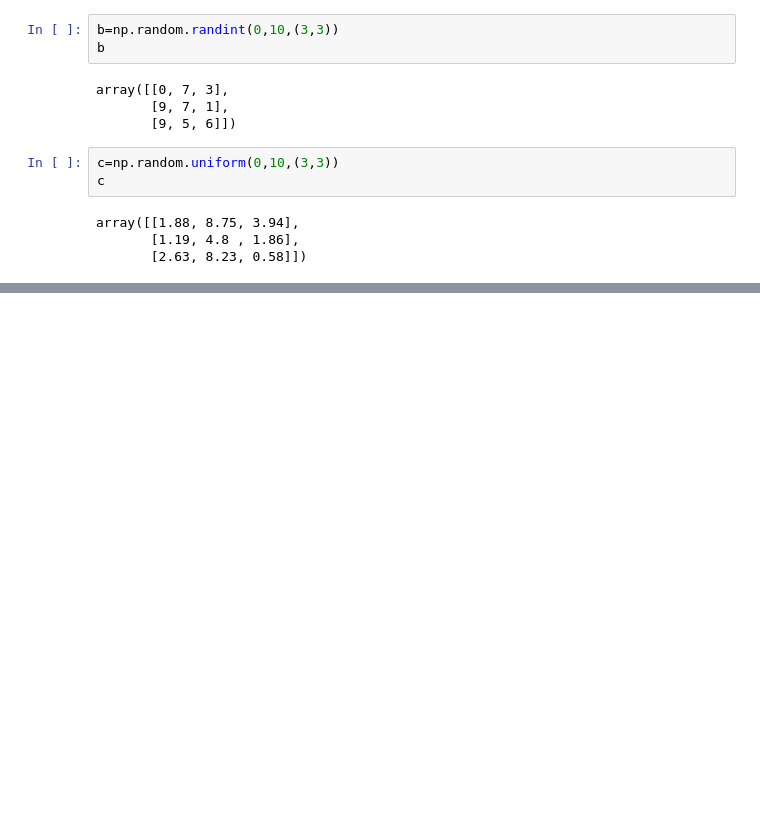
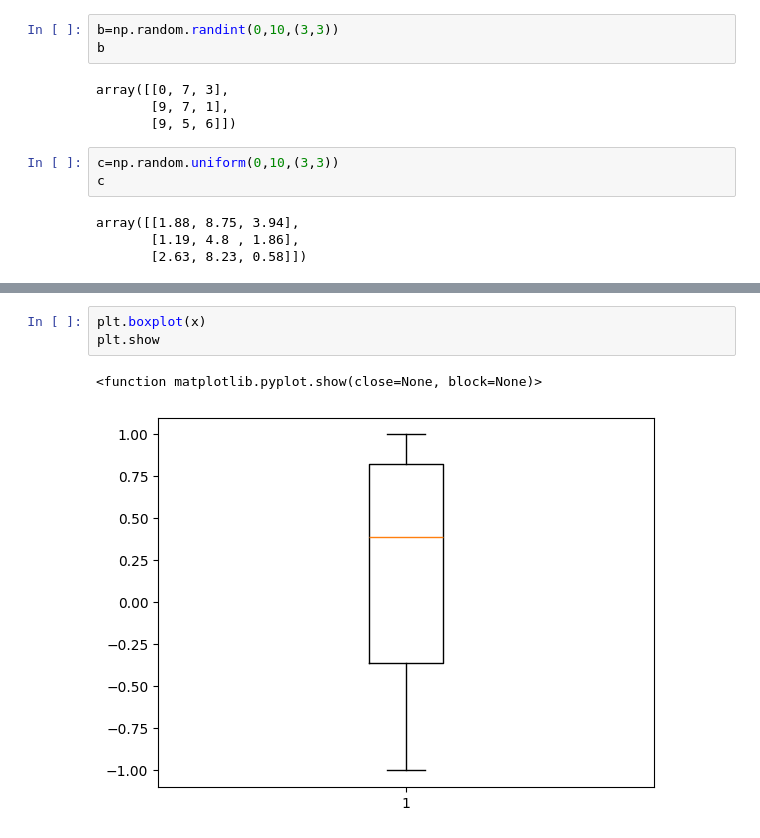
Before and after one commit to vaibhavkushwahaa/PWDS, a Jupyter notebook: Data Analysis/numpy.ipynb, the cells around one changed output, grey strips where cells are left out. Cells and saved outputs as stored; diff of their text form; blank space fills up the shorter version.

```diff
--- a/Data Analysis/numpy.ipynb
+++ b/Data Analysis/numpy.ipynb
@@ -167,0 +348,6 @@ array([[1.88, 8.75, 3.94],
+# %%
+plt.boxplot(x)
+plt.show
+# %% [output]
+<function matplotlib.pyplot.show(close=None, block=None)>
+[figure, added]
```
Also changed, not shown: parts of 20 cells of this notebook, 2 other files.
